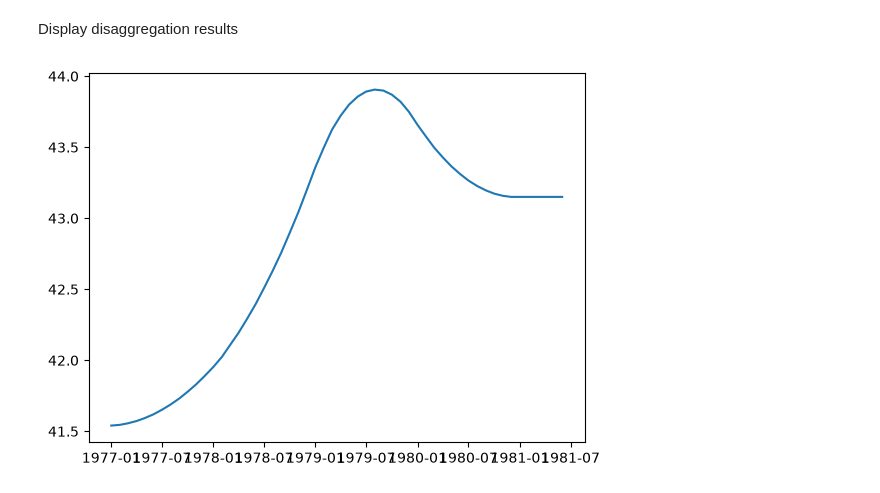
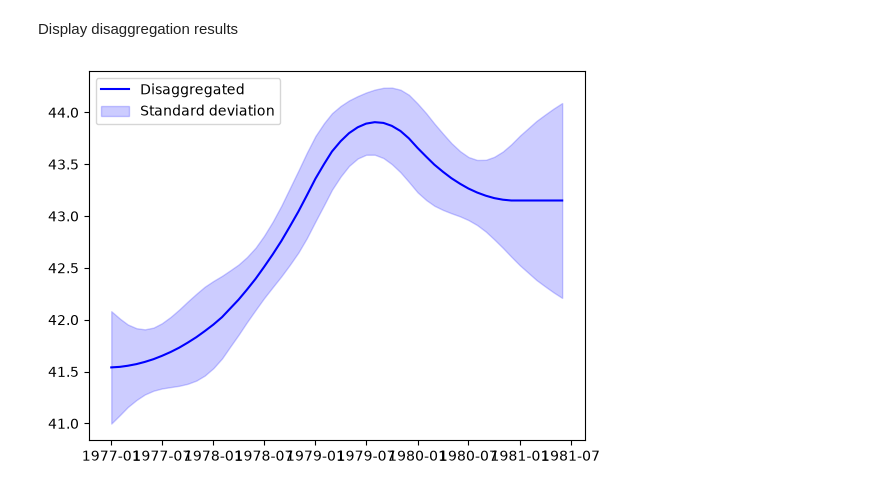
Before and after one commit to CyLuGh/jdplus-pycli, a Jupyter notebook: src/demo.ipynb, the cells around one changed output. Saved outputs shown, nothing was run; the diff lists cells and outputs as text; code cells hidden in the pictures.

Commit message:
Add dataframe support

```diff
--- a/src/demo.ipynb
+++ b/src/demo.ipynb
@@ -21,8 +21,11 @@ disaggregated = communicationManager.process_temporal_disaggregation(y,False, Fa
 # %% [markdown]
 Display disaggregation results
 # %%
-ds_dates = disaggregated.disaggregatedSeries.get_date_values()
-plt.plot(*zip(*sorted(ds_dates.items())))
+df = disaggregated.as_dataframe()
+
+plt.plot(df.index,df["disaggregated"], color="blue", label="Disaggregated")
+plt.fill_between(df.index,df["disaggregated"]-df["stDevDisaggregated"],df["disaggregated"]+df["stDevDisaggregated"], color="blue", alpha=0.2, label="Standard deviation")
+plt.legend()
 plt.show()
 # %% [output]
-[figure, old version]
+[figure, new version]
```
Also changed, not shown: 2 other files.
